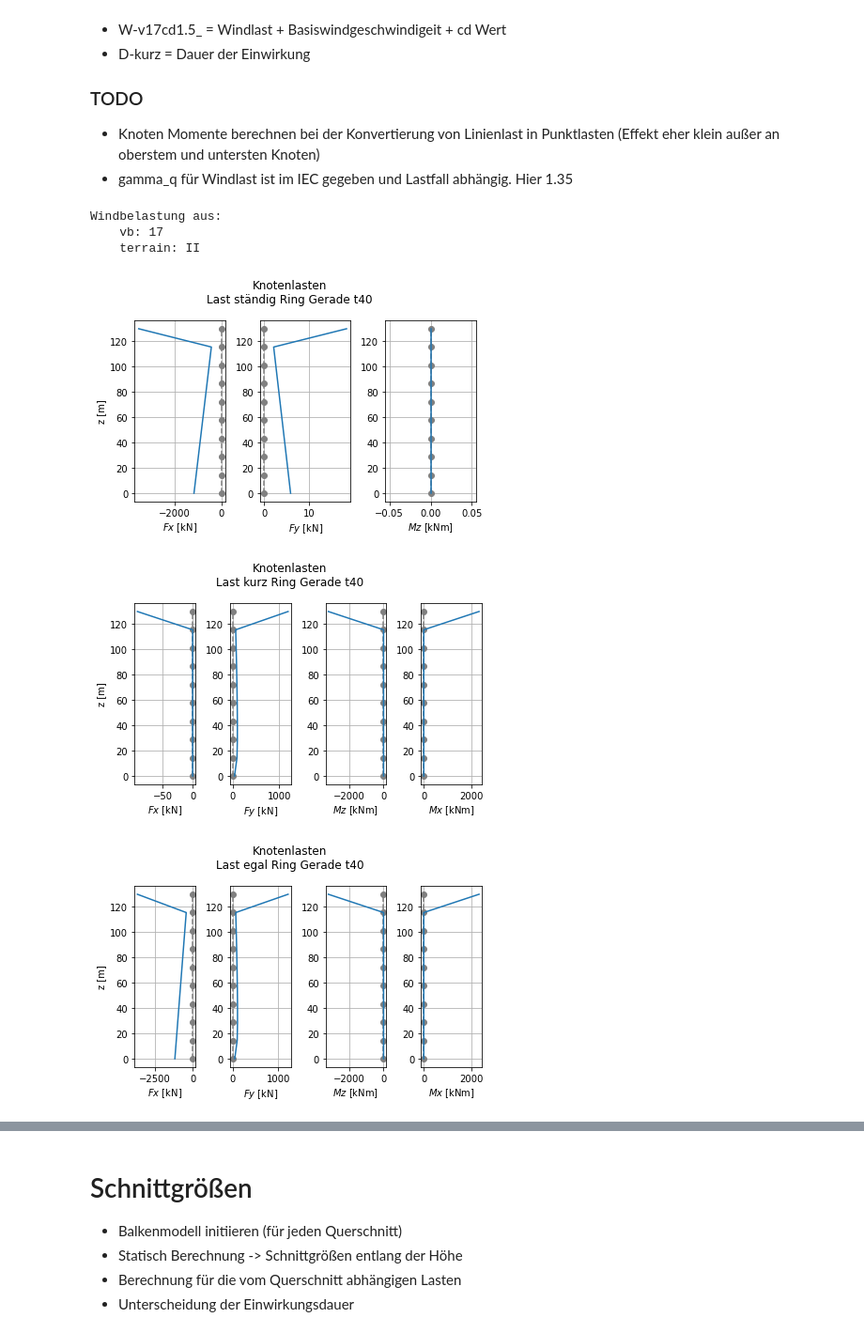
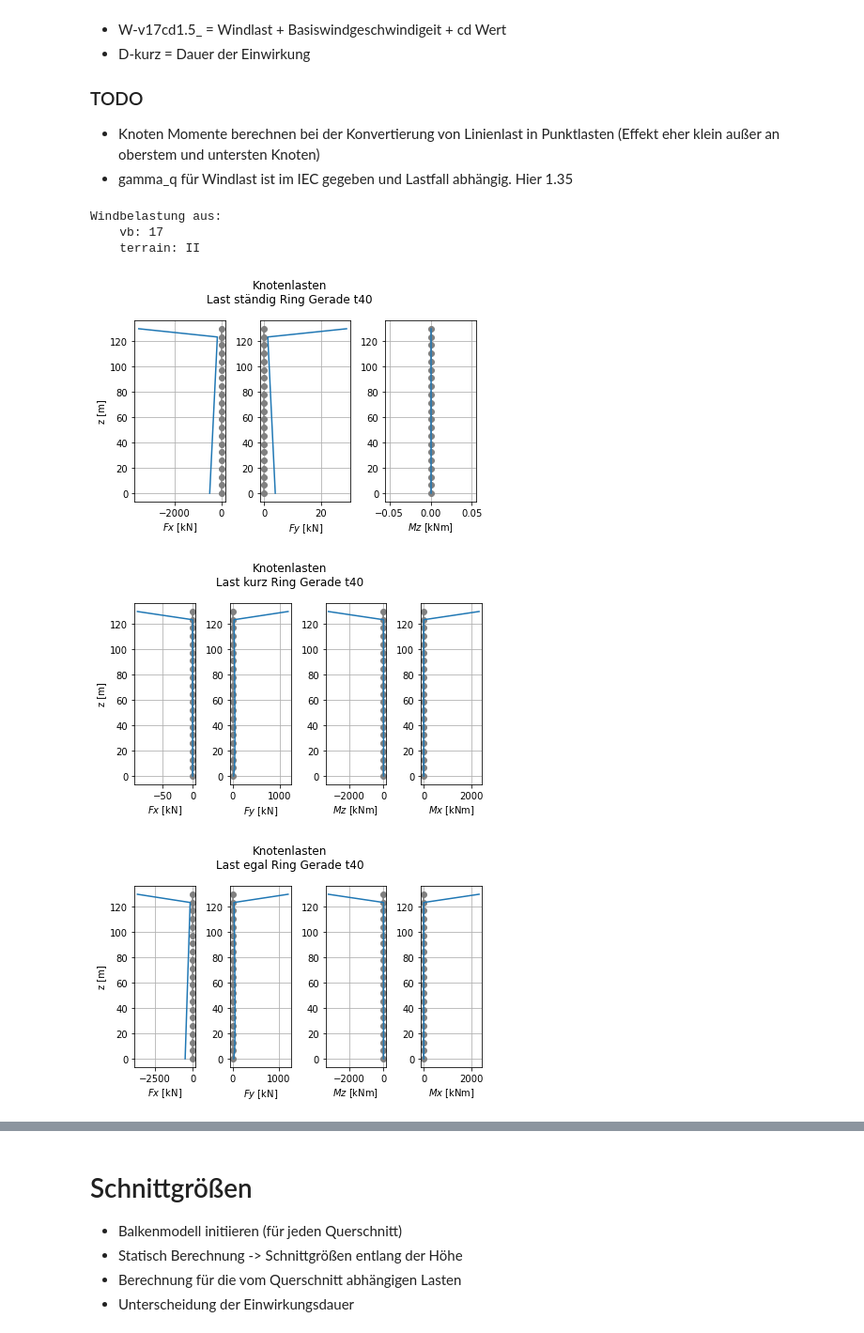
Before and after one commit to JoZimmer/CoupledBeams, a Jupyter notebook: 3DBeam/run_model.ipynb, the cells around one changed output, grey strips where cells are left out. Shown at 94% size. Cells and saved outputs as stored; diff of their text form; code cells hidden in the pictures.

```diff
--- a/3DBeam/run_model.ipynb
+++ b/3DBeam/run_model.ipynb
@@ -33,13 +33,13 @@ Derzeit werden die anzahl der FE Elemente an die anzahl der Intervalle/Sektionen
 # %%
 parameters = {
                'dimension': '2D',
-                'n_elements': 9, #
+                'n_elements': 20, #
                 'lx_total_beam': 130,
                 'material_density': 904,# 500,#42, #für dynamische Berechnung äquivalenter Wert
                 'total_mass_tower': 668390,# aus RFEM
                 'nacelle_mass': 267910,# IEA37: Gondel Masse in kg # aus optimierung 287920.5
                 'vorspannkraft':12*2.5E+06, # N
-                'imperfektion':0.005, # m/m
+                'imperfektion':0.008, # m/m Schiefstellung infolge Montage (5mm/m) + Baugrundsetzung (3 mm/m)
                 'E_Modul': 12000E+06,# N/m²
                 'nu': 0.1, # querdehnung
                 'damping_coeff': 0.025,
@@ -315,7 +329,7 @@ for qs in querschnitte:
 
     wind_kraft_z, z_coords = wind_DIN.wind_kraft(vb=basis_windgeschwindigkeit, category=terrain_kategorie, height=qs.x_fe, cd = qs.cd, Aref=qs.d_achse_FE) # ergibt N/m
     knoten_wind_kraft_z = utils.linien_last_to_knoten_last(wind_kraft_z, qs.x_fe, gamma_q = sicherheitsbeiwerte['wind']) # NOTE gamma_q nach IEC DLC 1.3
-    ebenen_wind_kraft_z = utils.linien_last_to_knoten_last(wind_kraft_z, qs.section_absolute_heights, gamma_q = sicherheitsbeiwerte['wind']) # NOTE gamma_q nach IEC
+    #ebenen_wind_kraft_z = utils.linien_last_to_knoten_last(wind_kraft_z, qs.section_absolute_heights, gamma_q = sicherheitsbeiwerte['wind']) # NOTE gamma_q nach IEC
 
     #postprocess.plot_along_height(knoten_wind_kraft_z, z_coords, label='wind_kraft [N]')
 
@@ -332,6 +346,7 @@ for qs in querschnitte:
     lasten_dicts_dauer[QS_label][qs.nabenhöhe]['egal']  = utils.update_lasten_dict(lasten_dict_base, [knoten_wind_kraft_z, F_h_imp_ers, gewichtskraft_FE_design, kopf_lasten_beam['egal']])
     lasten_dicts_dauer[QS_label][qs.nabenhöhe]['kurz'] = utils.update_lasten_dict(lasten_dict_base, [knoten_wind_kraft_z, kopf_lasten_beam['kurz']])
     lasten_dicts_dauer[QS_label][qs.nabenhöhe]['ständig']  = utils.update_lasten_dict(lasten_dict_base, [gewichtskraft_FE_design, F_h_imp_ers, kopf_lasten_beam['ständig']])
+    # das ist der Lastfall für die Spannkraftberechnung und nicht wirklich eine Last
     lasten_dicts_dauer[QS_label][qs.nabenhöhe]['spannkraft']  = utils.update_lasten_dict(lasten_dict_base, [knoten_wind_kraft_z, qs.gewichtskraft_FE, F_h_imp_ers, kopf_lasten_beam['spannkraft']])
 
     # ____________ LASTEN DATEI GENERIEREN - nur nach dauer sortiert da dies relevant für ausnutzung ist ___________________________
@@ -345,39 +360,41 @@ for qs in querschnitte:
     lasten_dicts_typ[QS_label][qs.nabenhöhe]['kopflast']['Mx'] = np.append(np.zeros(parameters['n_elements']), kopf_lasten_IEA['Mz'])
 
     for dauer in einwirkungsdauer:
+        if dauer == 'spannkraft':
+            continue
         for komponente in lasten_dicts_dauer[QS_label][qs.nabenhöhe][dauer]:
             if komponente in ['Mz','Mx']:
                 einheiten = ['Nm','kNm']
             else:
                 einheiten = ['N','kN']
 
             einwirkungs_df.loc[:,(qs.nabenhöhe, QS_label, dauer, komponente + ' [' + einheiten[1] + ']')] =\
                 np.around(lasten_dicts_dauer[QS_label][qs.nabenhöhe][dauer][komponente] * utils.unit_conversion(einheiten[0],einheiten[1]),2)
 
     for typ in lasten_dicts_typ[QS_label][qs.nabenhöhe]:
         filename = 'K-IEA@maxFx_' + 'W-v' +str(basis_windgeschwindigkeit) + 'cd' + str(qs.cd) + '_D-' + typ
         lasten_files[QS_label][qs.nabenhöhe][typ] = utils.generate_lasten_file(n_nodes, lasten_dicts_typ[QS_label][qs.nabenhöhe][typ], file_base_name=filename)
         for komponente in lasten_dicts_typ[QS_label][qs.nabenhöhe][typ]:
             if komponente in ['Mz','Mx']:
                 einheiten = ['Nm','kNm']
             else:
                 einheiten = ['N','kN']
 
             einwirkungs_df_typ.loc[:,(qs.nabenhöhe, QS_label, typ, komponente + ' [' + einheiten[1] + ']')] =\
                 np.around(lasten_dicts_typ[QS_label][qs.nabenhöhe][typ][komponente] * utils.unit_conversion(einheiten[0],einheiten[1]),2)
 
     if qs.nabenhöhe == 30:
         postprocess.plot_dict_subplots(lasten_dicts_typ[QS_label][qs.nabenhöhe]['windkraft'], qs.x_fe, title='Windkraft ' + QS_label, unit='kN')
         postprocess.plot_dict_subplots(lasten_dicts_dauer[QS_label][qs.nabenhöhe]['egal'], qs.x_fe, title='Windkraft + Kopflasten gesamt ' + QS_label, unit = 'kN')
 
     plot_nach_dauer = True
     if plot_nach_dauer:
         for dauer in einwirkungsdauer:
             postprocess.plot_dict_subplots(lasten_dicts_dauer[QS_label][qs.nabenhöhe][dauer], qs.x_fe, title='Last ' + dauer +' ' + QS_label, unit = 'kN')
 # %% [output]
 Windbelastung aus:
     vb: 17
     terrain: II
-[figure, old version]
+[figure, new version]
-[figure, old version]
+[figure, new version]
-[figure, old version]
+[figure, new version]
```
Also changed, not shown: parts of 4 cells of this notebook, 10 other files.
